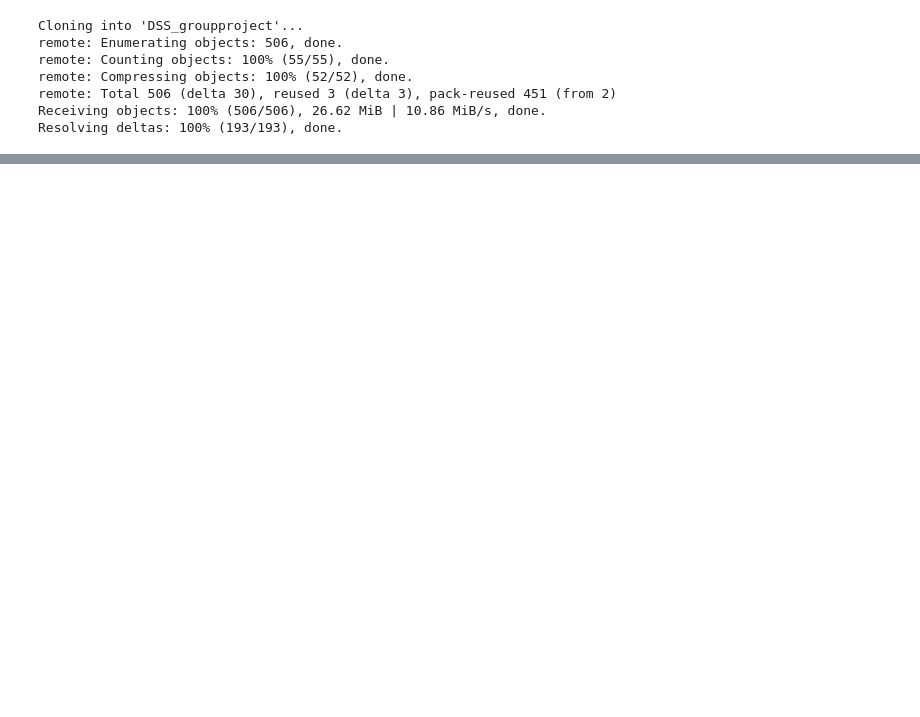
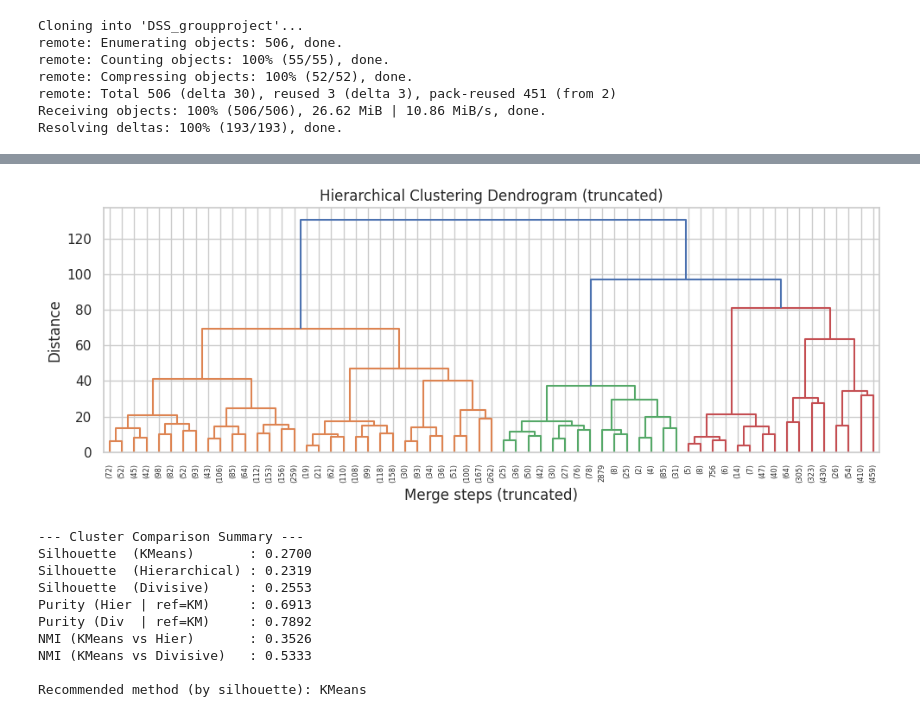
Before and after one commit to sof1a03/DSS_groupproject, a Jupyter notebook: Code/Features/Electric_car_analysis.ipynb, the cells around one changed output, grey strips where cells are left out. Drawn from its saved outputs; the diff is of its cells as text; code cells hidden in the pictures; blank space fills up the shorter version.

```diff
--- a/Code/Features/Electric_car_analysis.ipynb
+++ b/Code/Features/Electric_car_analysis.ipynb
@@ -991,0 +203,62 @@ plt.show()
+# %%
+# Hierarchical linkage (truncated dendrogram)
+Z = linkage(X_p, method="ward")
+plt.figure(figsize=(10, 4))
+dendrogram(Z, truncate_mode="level", p=5)
+plt.title("Hierarchical Clustering Dendrogram (truncated)")
+plt.xlabel("Merge steps (truncated)")
+plt.ylabel("Distance")
+plt.tight_layout()
+plt.show()
+
+# Labels at same k as KMeans for comparability
+n_hier = best_k
+hc = AgglomerativeClustering(n_clusters=n_hier, linkage="ward")
+R["ev_cluster_hier"] = hc.fit_predict(X_p)
+sil_hier = silhouette_score(X_p, R["ev_cluster_hier"])
+
+# Divisive clustering
+div_kmeans = BisectingKMeans(n_clusters=best_k, random_state=42)
+R["ev_cluster_div"] = div_kmeans.fit_predict(X_p)
+sil_div = silhouette_score(X_p, R["ev_cluster_div"])
+
+def purity_score(y_ref, y_pred):
+    cm = confusion_matrix(y_ref, y_pred)
+    return np.sum(np.max(cm, axis=0)) / np.sum(cm)
+
+y_km, y_hier, y_div = R["ev_cluster"].to_numpy(), R["ev_cluster_hier"].to_numpy(), R["ev_cluster_div"].to_numpy()
+purity_hier = purity_score(y_km, y_hier)
+purity_div  = purity_score(y_km, y_div)
+nmi_hier    = normalized_mutual_info_score(y_km, y_hier)
+nmi_div     = normalized_mutual_info_score(y_km, y_div)
+
+print("\n--- Cluster Comparison Summary ---")
+print(f"Silhouette  (KMeans)       : {sil_final:.4f}")
+print(f"Silhouette  (Hierarchical) : {sil_hier:.4f}")
+print(f"Silhouette  (Divisive)     : {sil_div:.4f}")
+print(f"Purity (Hier | ref=KM)     : {purity_hier:.4f}")
+print(f"Purity (Div  | ref=KM)     : {purity_div:.4f}")
+print(f"NMI (KMeans vs Hier)       : {nmi_hier:.4f}")
+print(f"NMI (KMeans vs Divisive)   : {nmi_div:.4f}")
+
+if sil_hier > max(sil_final, sil_div):
+    best_method = "Hierarchical (Ward)"
+elif sil_div > max(sil_final, sil_hier):
+    best_method = "Divisive (Bisecting K-Means)"
+elif sil_final > max(sil_hier, sil_div):
+    best_method = "KMeans"
+else:
+    best_method = "Equal / tie"
+print(f"\nRecommended method (by silhouette): {best_method}")
+# %% [output]
+[figure, added]
+--- Cluster Comparison Summary ---
+Silhouette  (KMeans)       : 0.2700
+Silhouette  (Hierarchical) : 0.2319
+Silhouette  (Divisive)     : 0.2553
+Purity (Hier | ref=KM)     : 0.6913
+Purity (Div  | ref=KM)     : 0.7892
+NMI (KMeans vs Hier)       : 0.3526
+NMI (KMeans vs Divisive)   : 0.5333
+
+Recommended method (by silhouette): KMeans
```
Also changed, not shown: parts of 88 cells of this notebook.
